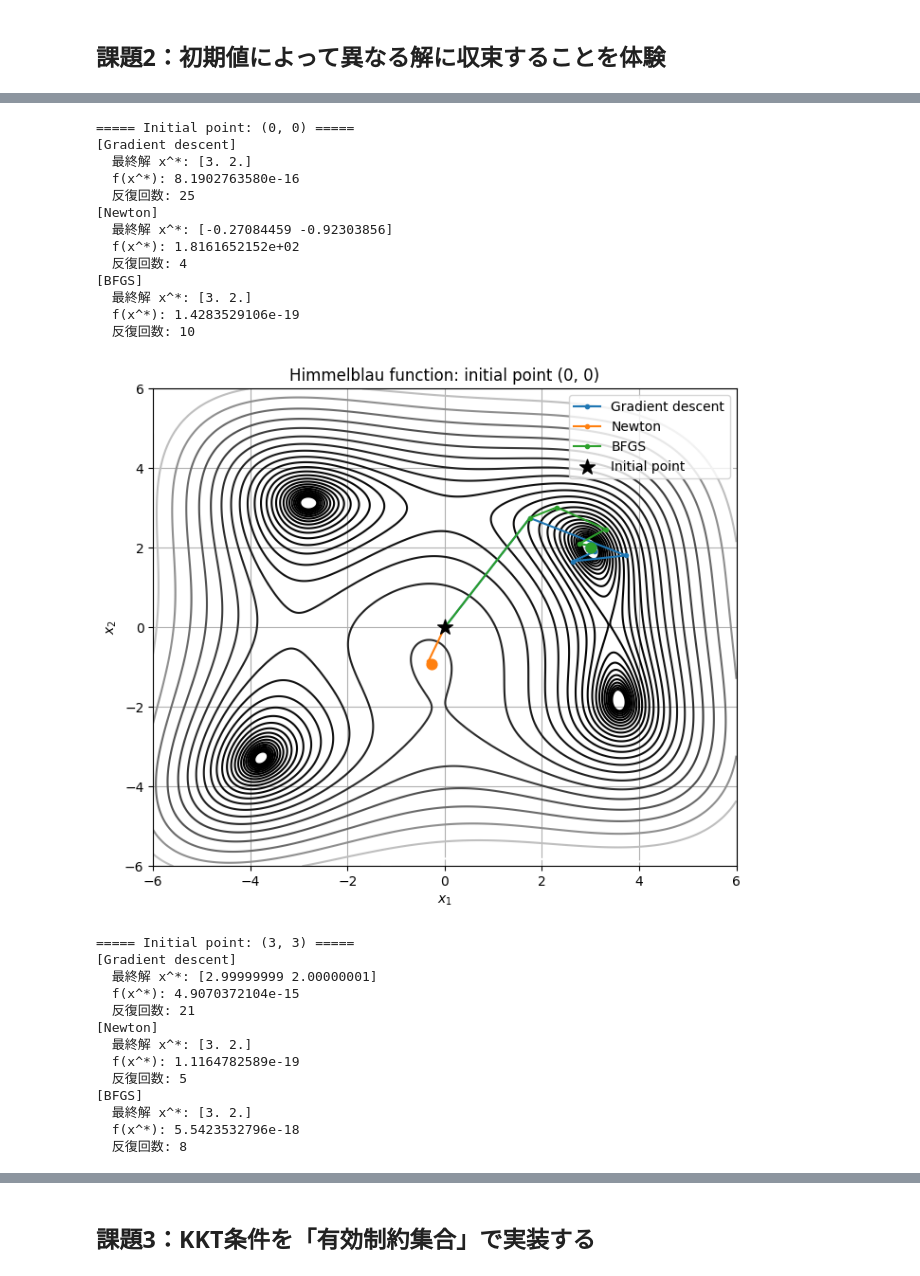
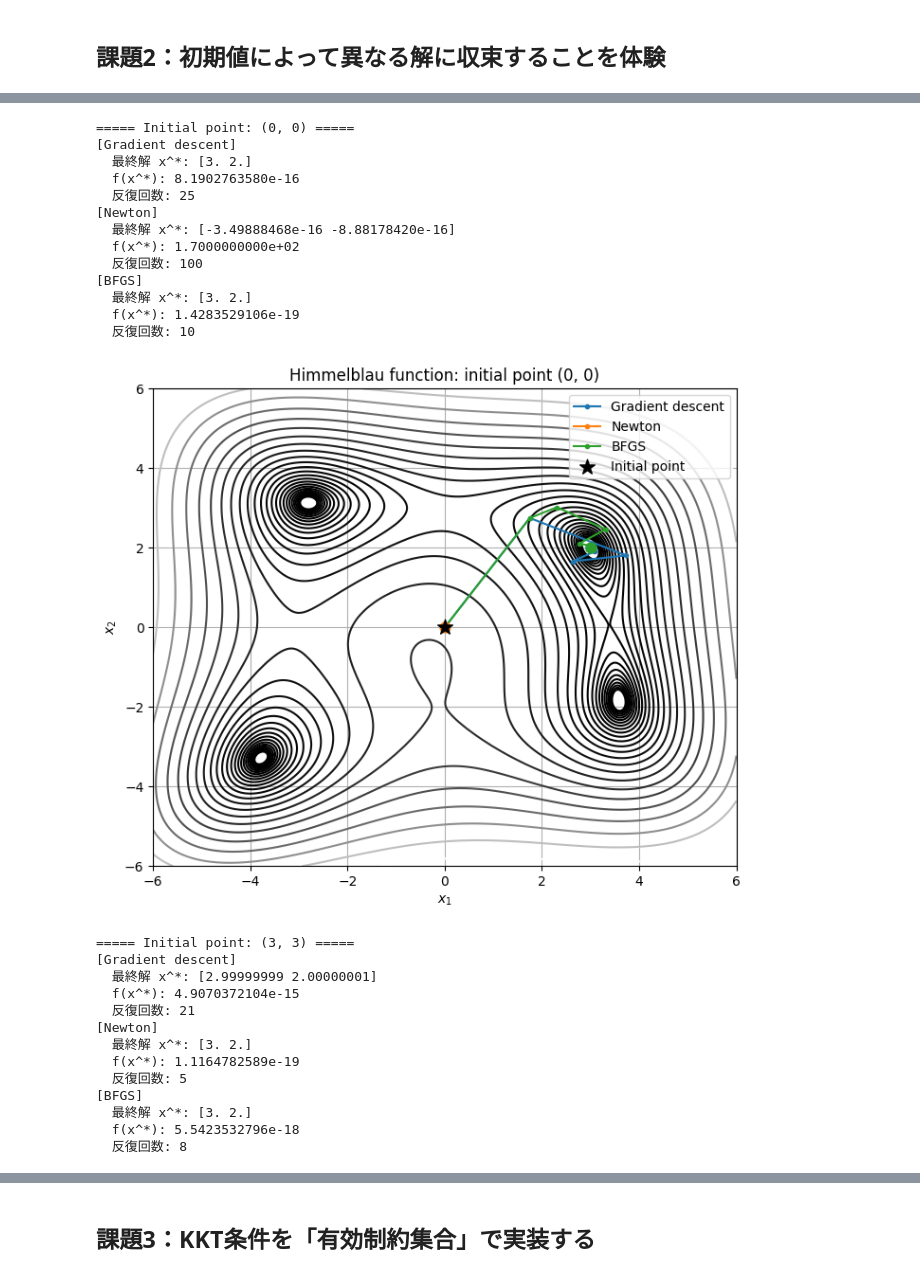
Before and after one commit to 24rb1074-pixel/OPT, a Jupyter notebook: week5/kadai1.ipynb, the cells around one changed output, grey strips where cells are left out. Saved outputs shown, nothing was run; the diff lists cells and outputs as text; code cells hidden in the pictures.

```diff
--- a/week5/kadai1.ipynb
+++ b/week5/kadai1.ipynb
@@ -47,8 +47,8 @@ def newton(x_0=np.array([3.0, 2.0]), max_iter=100, eps=1e-6):
         grad = gradient(x)
         if np.linalg.norm(grad) < eps:
             return x, f(x), k, np.array(path)
-        alpha = 1.0
         d = np.linalg.solve(hessian(x), -grad)
+        alpha = backtracking_line_search(x, d, grad)
         x = x + alpha * d
         path.append(x.copy())
 
@@ -194,7 +194,7 @@ def hb_newton(x_0, max_iter=100, tol=1e-6):
         if np.linalg.norm(grad) < tol:
             return x, hb(x), k, np.array(path)
         d = np.linalg.solve(hb_hessian(x), -grad)
-        alpha = 1.0
+        alpha = hb_line_search(x, d, grad)
         x = x + alpha * d
         path.append(x.copy())
     return x, hb(x), max_iter, np.array(path)
@@ -277,37 +277,37 @@ for point in initial_points:
   反復回数: 5
 [BFGS]
   最終解 x^*: [ 3.58442834 -1.84812653]
   f(x^*): 8.4080770191e-21
   反復回数: 12
 [figure]
 ===== Initial point: (-3, -3) =====
 [Gradient descent]
   最終解 x^*: [-3.77931025 -3.28318599]
   f(x^*): 4.2731108246e-17
   反復回数: 14
 [Newton]
   最終解 x^*: [-3.77931025 -3.28318599]
   f(x^*): 3.3408182343e-22
   反復回数: 5
 [BFGS]
   最終解 x^*: [-3.77931025 -3.28318599]
   f(x^*): 4.8332552061e-19
   反復回数: 9
 [figure]
 ===== Initial point: (0, 0) =====
 [Gradient descent]
   最終解 x^*: [3. 2.]
   f(x^*): 8.1902763580e-16
   反復回数: 25
 [Newton]
-  最終解 x^*: [-0.27084459 -0.92303856]
-  f(x^*): 1.8161652152e+02
-  反復回数: 4
+  最終解 x^*: [-3.49888468e-16 -8.88178420e-16]
+  f(x^*): 1.7000000000e+02
+  反復回数: 100
 [BFGS]
   最終解 x^*: [3. 2.]
   f(x^*): 1.4283529106e-19
   反復回数: 10
-[figure, old version]
+[figure, new version]
 ===== Initial point: (3, 3) =====
 [Gradient descent]
   最終解 x^*: [2.99999999 2.00000001]
```
Also changed, not shown: 8 other files.
